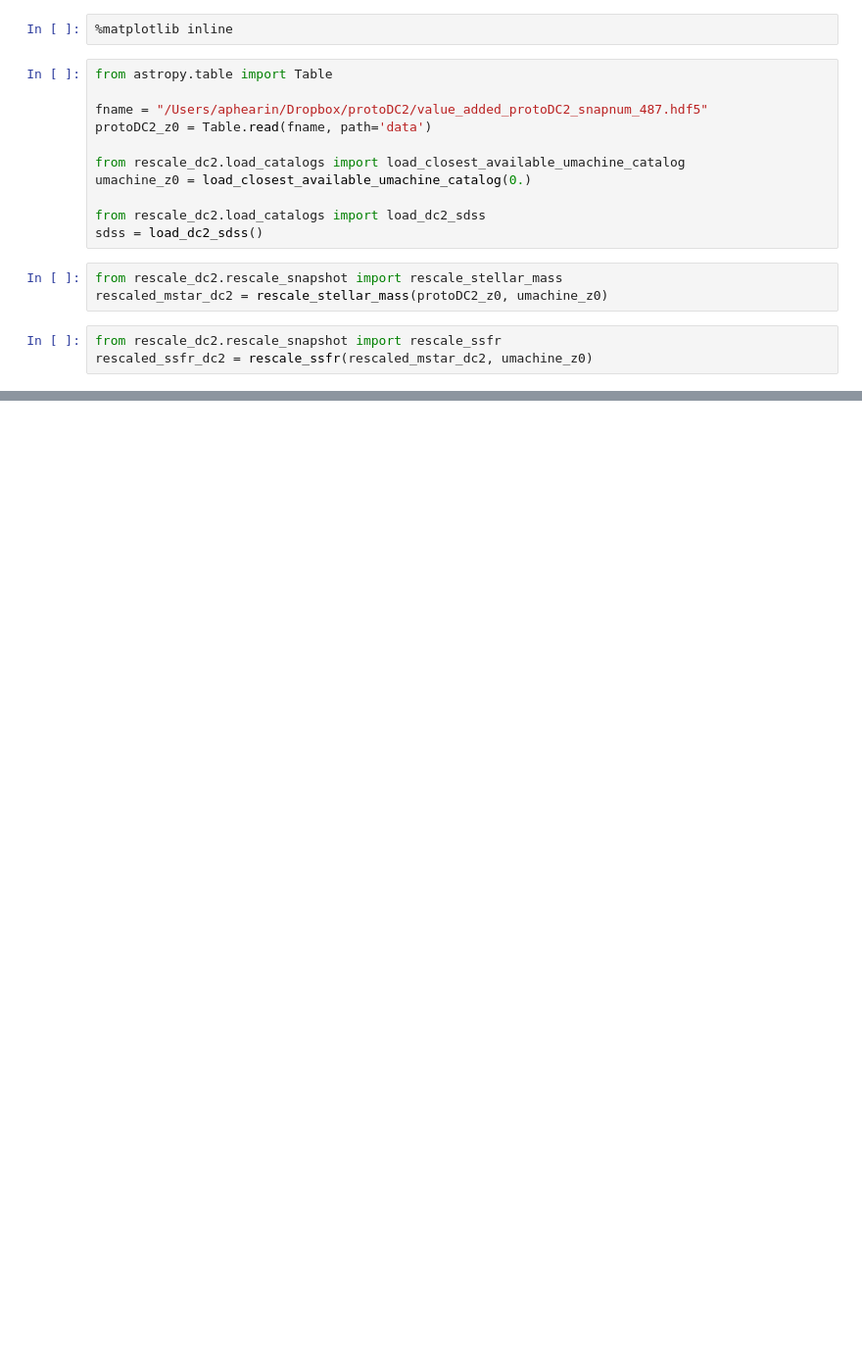
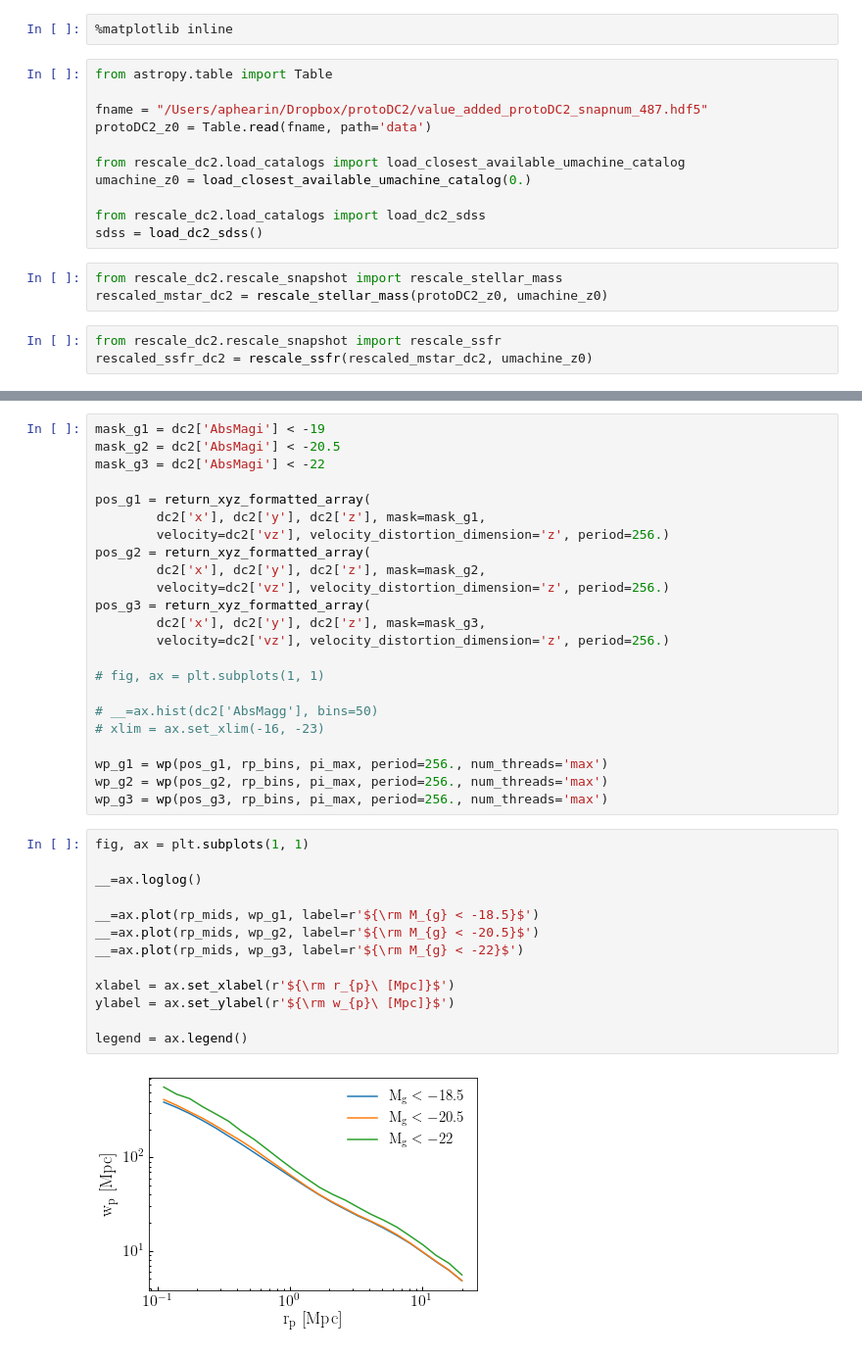
Before and after one commit to dkorytov/rescale_dc2, a Jupyter notebook: notebooks/luminosity_remapping_dev.ipynb, the cells around one changed output, grey strips where cells are left out. Shown at 98% size. Cells and saved outputs as stored; diff of their text form; blank space fills up the shorter version.

```diff
--- a/notebooks/luminosity_remapping_dev.ipynb
+++ b/notebooks/luminosity_remapping_dev.ipynb
@@ -22,0 +104,38 @@ dc2_with_colors = assign_sdss_restframe_absolute_ugriz(rescaled_ssfr_dc2, sdss)
+# %%
+mask_g1 = dc2['AbsMagi'] < -19
+mask_g2 = dc2['AbsMagi'] < -20.5
+mask_g3 = dc2['AbsMagi'] < -22
+
+pos_g1 = return_xyz_formatted_array(
+        dc2['x'], dc2['y'], dc2['z'], mask=mask_g1,
+        velocity=dc2['vz'], velocity_distortion_dimension='z', period=256.)
+pos_g2 = return_xyz_formatted_array(
+        dc2['x'], dc2['y'], dc2['z'], mask=mask_g2,
+        velocity=dc2['vz'], velocity_distortion_dimension='z', period=256.)
+pos_g3 = return_xyz_formatted_array(
+        dc2['x'], dc2['y'], dc2['z'], mask=mask_g3,
+        velocity=dc2['vz'], velocity_distortion_dimension='z', period=256.)
+
+# fig, ax = plt.subplots(1, 1)
+
+# __=ax.hist(dc2['AbsMagg'], bins=50)
+# xlim = ax.set_xlim(-16, -23)
+
+wp_g1 = wp(pos_g1, rp_bins, pi_max, period=256., num_threads='max')
+wp_g2 = wp(pos_g2, rp_bins, pi_max, period=256., num_threads='max')
+wp_g3 = wp(pos_g3, rp_bins, pi_max, period=256., num_threads='max')
+# %%
+fig, ax = plt.subplots(1, 1)
+
+__=ax.loglog()
+
+__=ax.plot(rp_mids, wp_g1, label=r'${\rm M_{g} < -18.5}$')
+__=ax.plot(rp_mids, wp_g2, label=r'${\rm M_{g} < -20.5}$')
+__=ax.plot(rp_mids, wp_g3, label=r'${\rm M_{g} < -22}$')
+
+xlabel = ax.set_xlabel(r'${\rm r_{p}\ [Mpc]}$')
+ylabel = ax.set_ylabel(r'${\rm w_{p}\ [Mpc]}$')
+
+legend = ax.legend()
+# %% [output]
+[figure, added]
```
Also changed, not shown: parts of 5 cells of this notebook.
